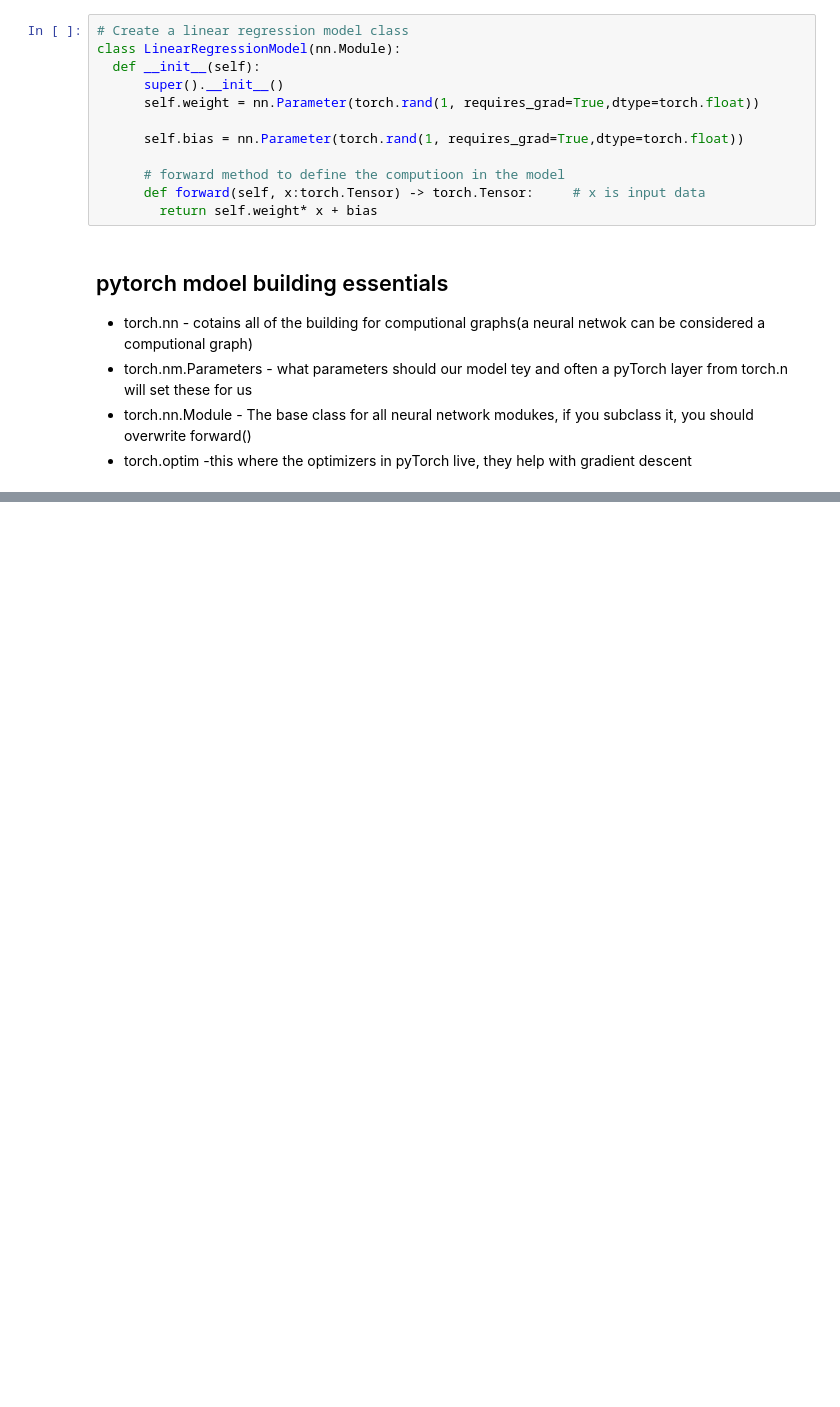
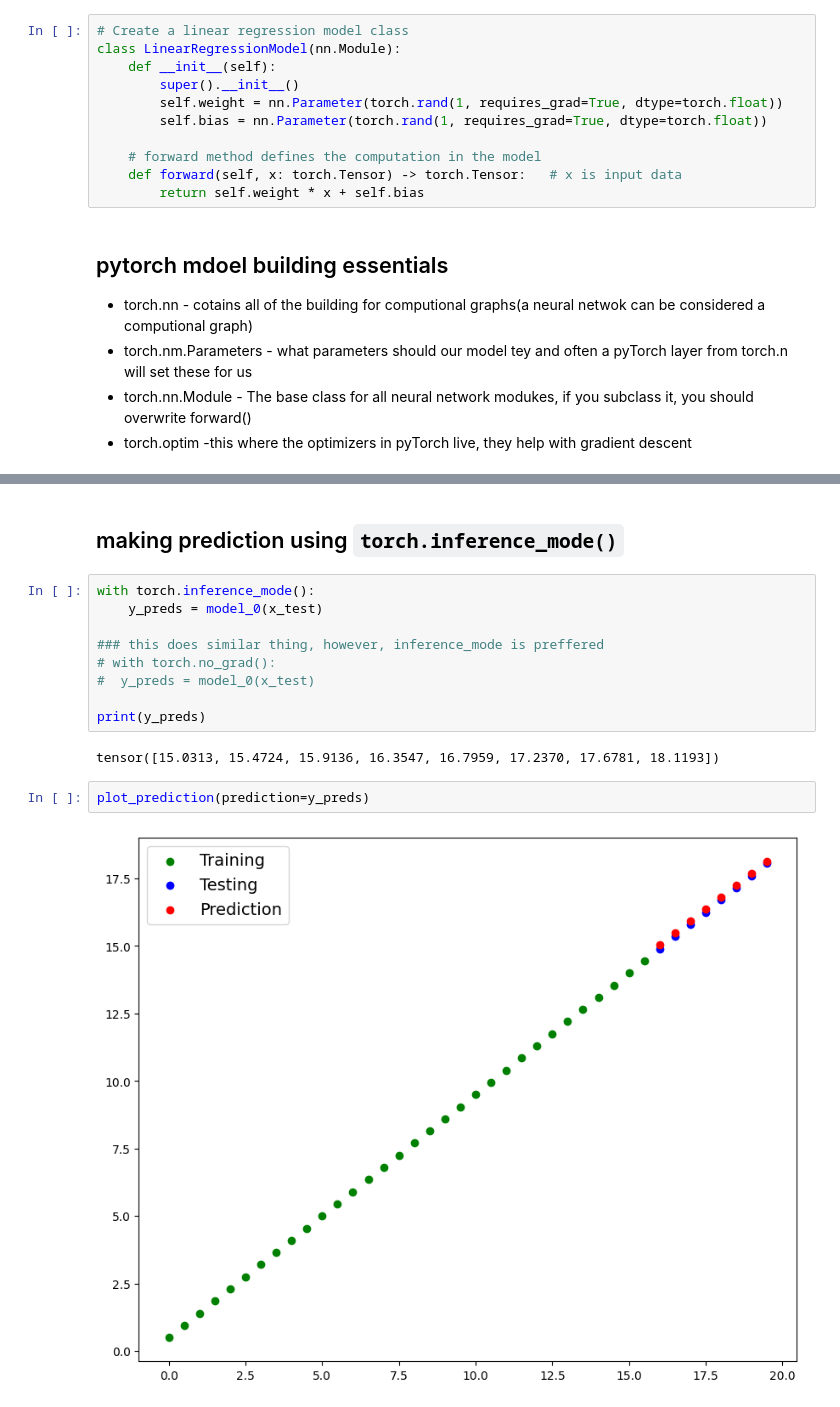
Before and after one commit to Ydv-Suman/Learn-Pytorch, a Jupyter notebook: pytorch_basics.ipynb, the cells around one changed output, grey strips where cells are left out. Saved outputs shown, nothing was run; the diff lists cells and outputs as text; blank space fills up the shorter version.

Commit message:
training model

```diff
--- a/pytorch_basics.ipynb
+++ b/pytorch_basics.ipynb
@@ -527,15 +527,14 @@ workflow
 # %%
 # Create a linear regression model class
 class LinearRegressionModel(nn.Module):
-  def __init__(self):
-      super().__init__()
-      self.weight = nn.Parameter(torch.rand(1, requires_grad=True,dtype=torch.float))
+    def __init__(self):
+        super().__init__()
+        self.weight = nn.Parameter(torch.rand(1, requires_grad=True, dtype=torch.float))
+        self.bias = nn.Parameter(torch.rand(1, requires_grad=True, dtype=torch.float))
 
-      self.bias = nn.Parameter(torch.rand(1, requires_grad=True,dtype=torch.float))
-
-      # forward method to define the computioon in the model
-      def forward(self, x:torch.Tensor) -> torch.Tensor:     # x is input data
-        return self.weight* x + bias
+    # forward method defines the computation in the model
+    def forward(self, x: torch.Tensor) -> torch.Tensor:   # x is input data
+        return self.weight * x + self.bias
 # %% [markdown]
 ## pytorch mdoel building essentials
 * torch.nn - cotains all of the building for computional graphs(a neural netwok can be considered a computional graph)
@@ -555,0 +561,17 @@ list(model_0.parameters())
+# %% [markdown]
+## making prediction using `torch.inference_mode()`
+# %%
+with torch.inference_mode():
+    y_preds = model_0(x_test)
+
+### this does similar thing, however, inference_mode is preffered
+# with torch.no_grad():
+#  y_preds = model_0(x_test)
+
+print(y_preds)
+# %% [output]
+tensor([15.0313, 15.4724, 15.9136, 16.3547, 16.7959, 17.2370, 17.6781, 18.1193])
+# %%
+plot_prediction(prediction=y_preds)
+# %% [output]
+[figure, added]
```
Also changed, not shown: parts of 26 cells of this notebook.
